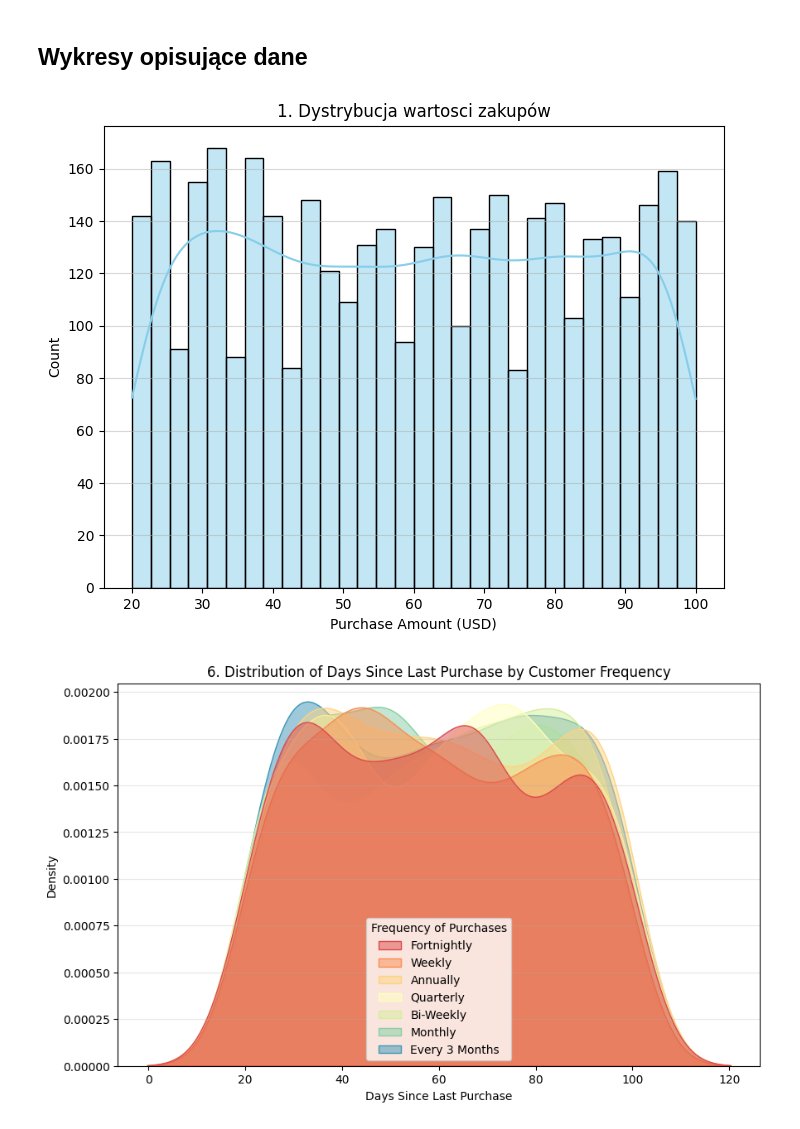
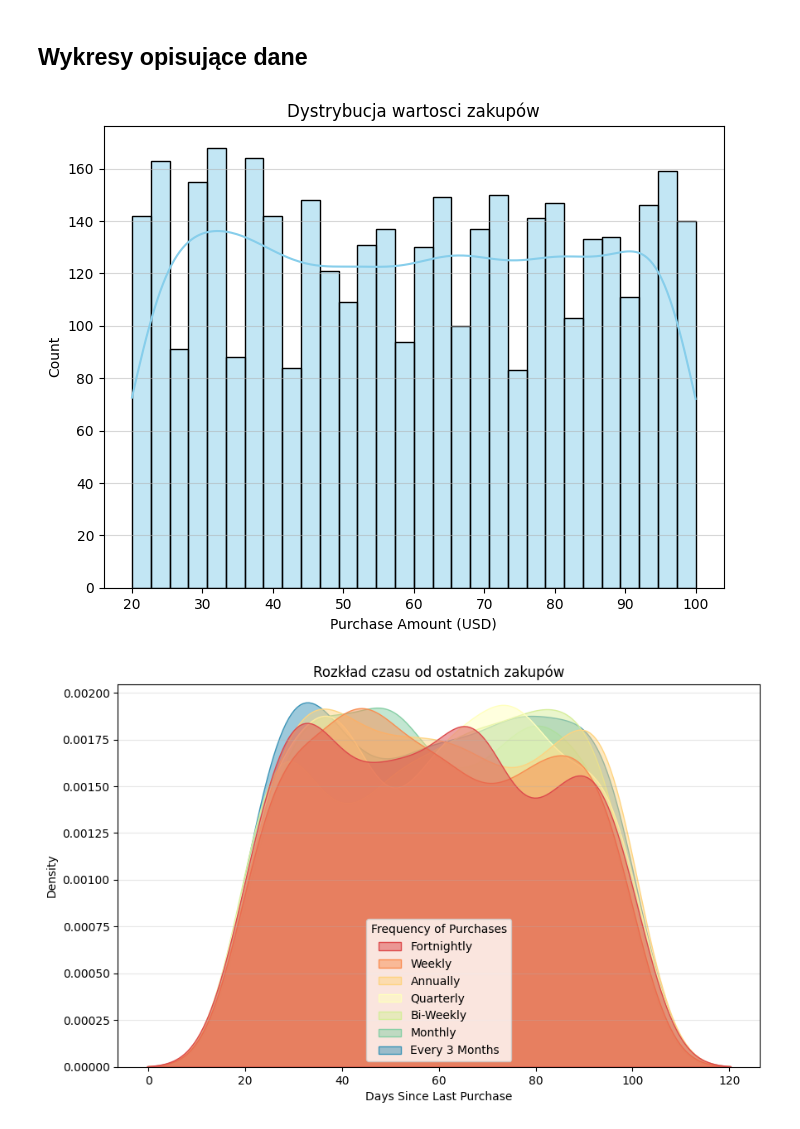
Before and after one commit to MarcinCho/NOD, a Jupyter notebook: ZAD_234/zad2.ipynb, the cells around one changed output. Drawn from its saved outputs; the diff is of its cells as text; code cells hidden in the pictures.

```diff
--- a/ZAD_234/zad2.ipynb
+++ b/ZAD_234/zad2.ipynb
@@ -19,7 +18,7 @@ import os
 # %%
 file_path = "shopping_behavior_updated.csv"
 
-df = kagglehub.load_dataset(
+df = kagglehub.dataset_load(
   KaggleDatasetAdapter.PANDAS,
   "ranaghulamnabi/shopping-behavior-and-preferences-study",
   file_path,
@@ -104,35 +103,35 @@ df.dropna(subset=['Purchase Amount (USD)', 'Age', 'Gender', 'Category', 'Frequen
 # %%
 plt.figure(figsize=(8, 6))
 sns.histplot(df['Purchase Amount (USD)'], bins=30, kde=True, color='skyblue')
-plt.title('1. Dystrybucja wartosci zakupów')
+plt.title('Dystrybucja wartosci zakupów')
 plt.xlabel('Purchase Amount (USD)')
 plt.ylabel('Count')
 plt.grid(axis='y', alpha=0.5)
-plt.savefig(os.path.join(PLOTS_DIR, '1_purchase_amount_distribution.png'))
+plt.savefig(os.path.join(PLOTS_DIR, 'dystrybucja_wartosci.png'))
 plt.show()
 plt.close()
 # %% [output]
-[figure, old version]
+[figure, new version]
 # %%
 plt.figure(figsize=(10, 6))
     # Using a Density Plot (KDE) for a smooth comparison of distributions
 sns.kdeplot(
     data=df,
     x='Purchase Amount (USD)',
     hue='Frequency of Purchases',
     fill=True,
     alpha=.5,
     palette='Spectral'
     )
-plt.title('6. Distribution of Days Since Last Purchase by Customer Frequency')
+plt.title('Rozkład czasu od ostatnich zakupów')
 plt.xlabel('Days Since Last Purchase')
 plt.ylabel('Density')
 plt.grid(axis='y', alpha=0.3)
-plt.savefig(os.path.join(PLOTS_DIR, '2_spending_by_gender_boxplot.png'))
+plt.savefig(os.path.join(PLOTS_DIR, 'ostatnie_zakupy.png'))
 plt.show()
 plt.close()
 # %% [output]
-[figure, old version]
+[figure, new version]
 # %%
 frequency_category_counts = pd.crosstab(df['Category'], df['Frequency of Purchases'])
 
```
Also changed, not shown: parts of 3 cells of this notebook, 2 other files.
